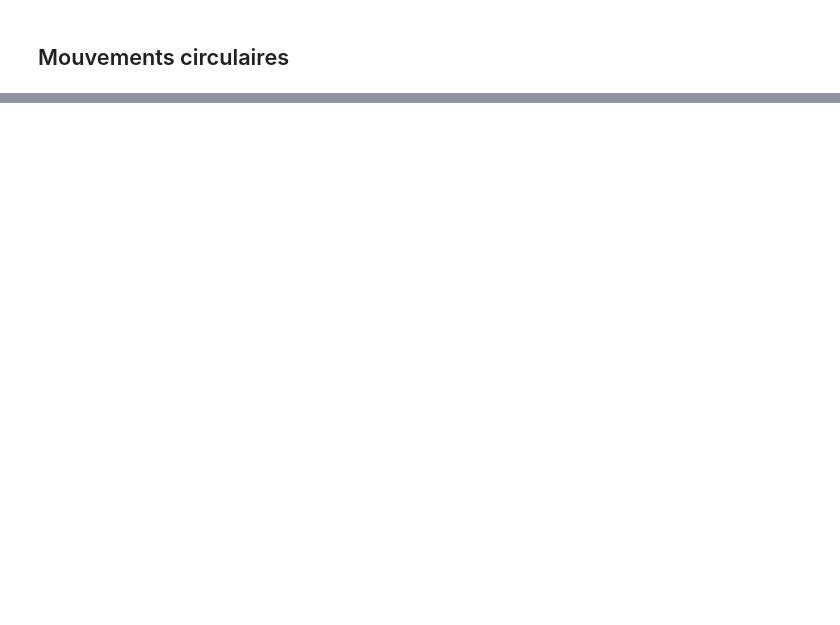
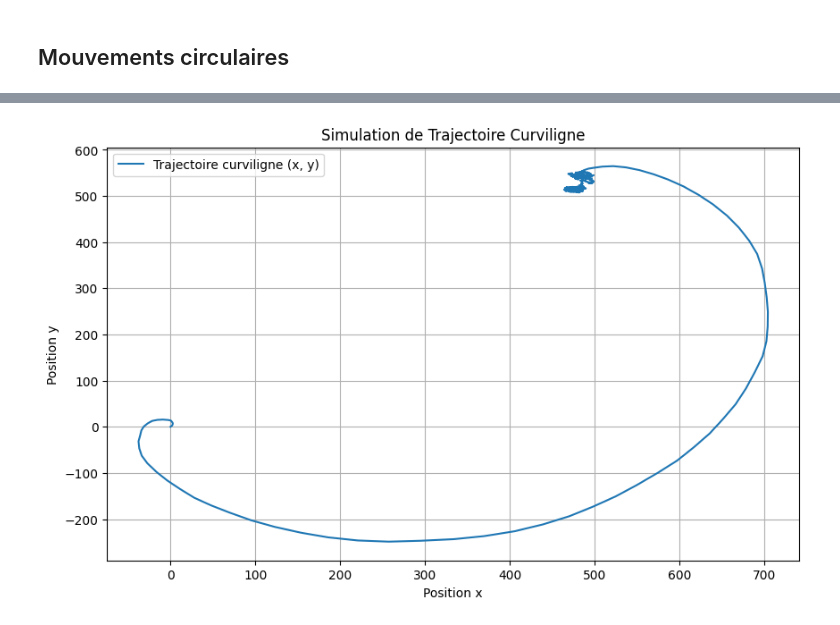
Before and after one commit to getrichthroughcode/Projet-S9, a Jupyter notebook: All_gen.ipynb, the cells around one changed output, grey strips where cells are left out. Drawn from its saved outputs; the diff is of its cells as text; code cells hidden in the pictures; blank space fills up the shorter version.

```diff
--- a/All_gen.ipynb
+++ b/All_gen.ipynb
@@ -302,0 +313,23 @@ J'ai pas les fonctions génératrices !!
+# %%
+import numpy as np
+from MCurvi import simulate_curvilinear_motion
+T = 1.0
+length = 500
+x_0 = np.array([0, 1, 0, 1, 0.5, 0.2])  # positions, vitesses, accélérations initiales
+
+states = simulate_curvilinear_motion(T, length, x_0)
+# %%
+import matplotlib.pyplot as plt
+x_coords_curvi = [xi[0] for xi in states]
+y_coords_curvi = [yi[2] for yi in states]
+
+plt.figure(figsize=(10, 6))
+plt.plot(x_coords_curvi, y_coords_curvi, label="Trajectoire curviligne (x, y)")
+plt.xlabel("Position x")
+plt.ylabel("Position y")
+plt.title("Simulation de Trajectoire Curviligne")
+plt.grid(True)
+plt.legend()
+plt.show()
+# %% [output]
+[figure, added]
```
Also changed, not shown: parts of 17 cells of this notebook, 5 other files.
